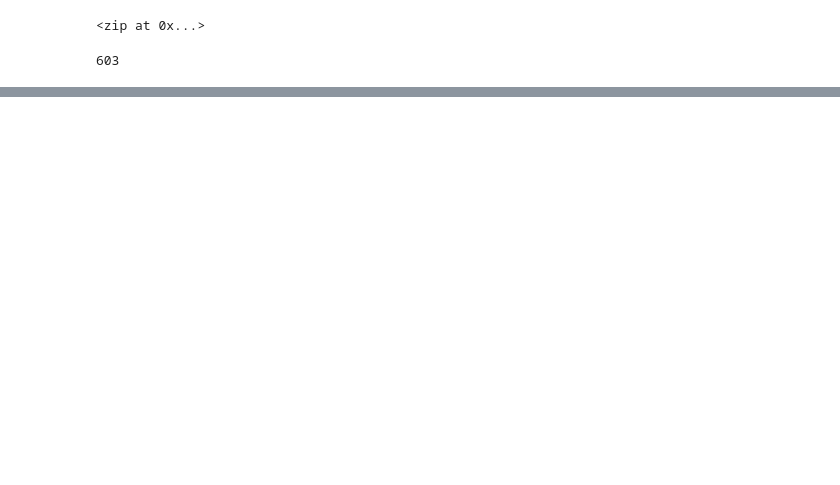
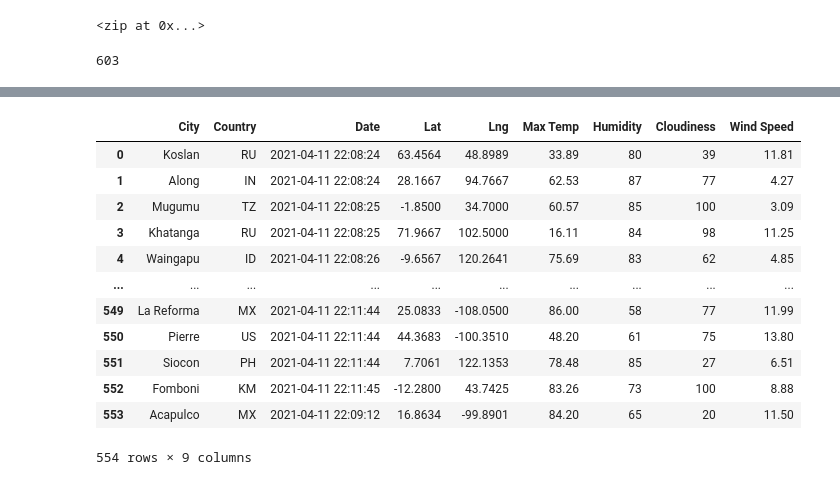
Before and after one commit to neccher/World_Weather_Analysis, a Jupyter notebook: WeatherPy.ipynb, the cells around one changed output, grey strips where cells are left out. Drawn from its saved outputs; the diff is of its cells as text; code cells hidden in the pictures; blank space fills up the shorter version.

```diff
--- a/WeatherPy.ipynb
+++ b/WeatherPy.ipynb
@@ -31,0 +38,4 @@ len(cities)
+# %%
+# Starting URL for Weather Map API Call.
+url = "http://api.openweathermap.org/data/2.5/weather?units=Imperial&APPID=" + weather_api_key
+print(url)
@@ -31,0 +130,3 @@ len(cities)
+# %%
+city_data_df = pd.DataFrame(city_data)
+city_data_df.head(10)
@@ -31,0 +145,18 @@ len(cities)
+# %%
+#Rearranging columns
+new_column_order = ["City", "Country", "Date", "Lat", "Lng", "Max Temp", "Humidity", "Cloudiness", "Wind Speed"]
+city_data_df[new_column_order]
+# %% [output]
+|  | City | Country | Date | Lat | Lng | Max Temp | Humidity | Cloudiness | Wind Speed |
+| 0 | Koslan | RU | 2021-04-11 22:08:24 | 63.4564 | 48.8989 | 33.89 | 80 | 39 | 11.81 |
+| 1 | Along | IN | 2021-04-11 22:08:24 | 28.1667 | 94.7667 | 62.53 | 87 | 77 | 4.27 |
+| 2 | Mugumu | TZ | 2021-04-11 22:08:25 | -1.8500 | 34.7000 | 60.57 | 85 | 100 | 3.09 |
+| 3 | Khatanga | RU | 2021-04-11 22:08:25 | 71.9667 | 102.5000 | 16.11 | 84 | 98 | 11.25 |
+| 4 | Waingapu | ID | 2021-04-11 22:08:26 | -9.6567 | 120.2641 | 75.69 | 83 | 62 | 4.85 |
+| ... | ... | ... | ... | ... | ... | ... | ... | ... | ... |
+| 549 | La Reforma | MX | 2021-04-11 22:11:44 | 25.0833 | -108.0500 | 86.00 | 58 | 77 | 11.99 |
+| 550 | Pierre | US | 2021-04-11 22:11:44 | 44.3683 | -100.3510 | 48.20 | 61 | 75 | 13.80 |
+| 551 | Siocon | PH | 2021-04-11 22:11:44 | 7.7061 | 122.1353 | 78.48 | 85 | 27 | 6.51 |
+| 552 | Fomboni | KM | 2021-04-11 22:11:45 | -12.2800 | 43.7425 | 83.26 | 73 | 100 | 8.88 |
+| 553 | Acapulco | MX | 2021-04-11 22:09:12 | 16.8634 | -99.8901 | 84.20 | 65 | 20 | 11.50 |
+554 rows × 9 columns
```
Also changed, not shown: parts of 7 cells of this notebook, 3 other files.
